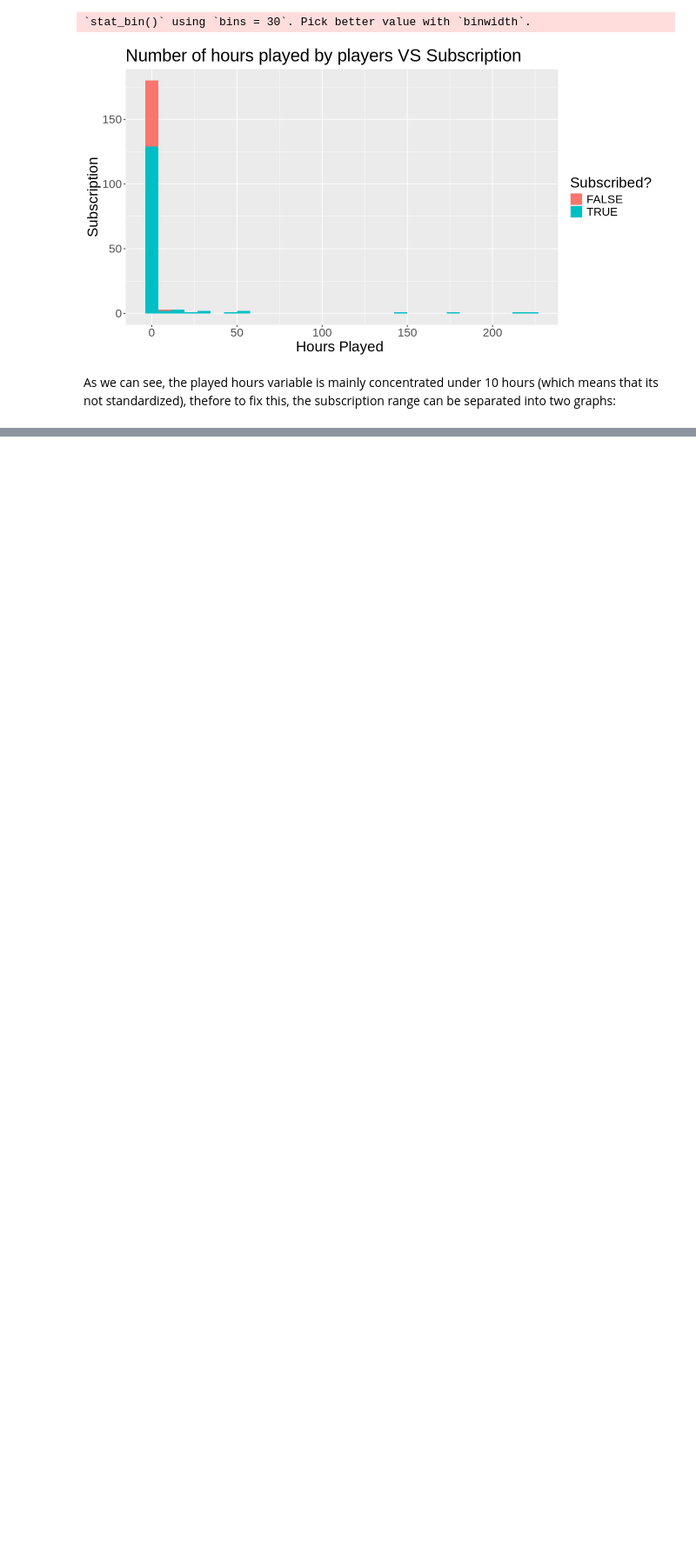
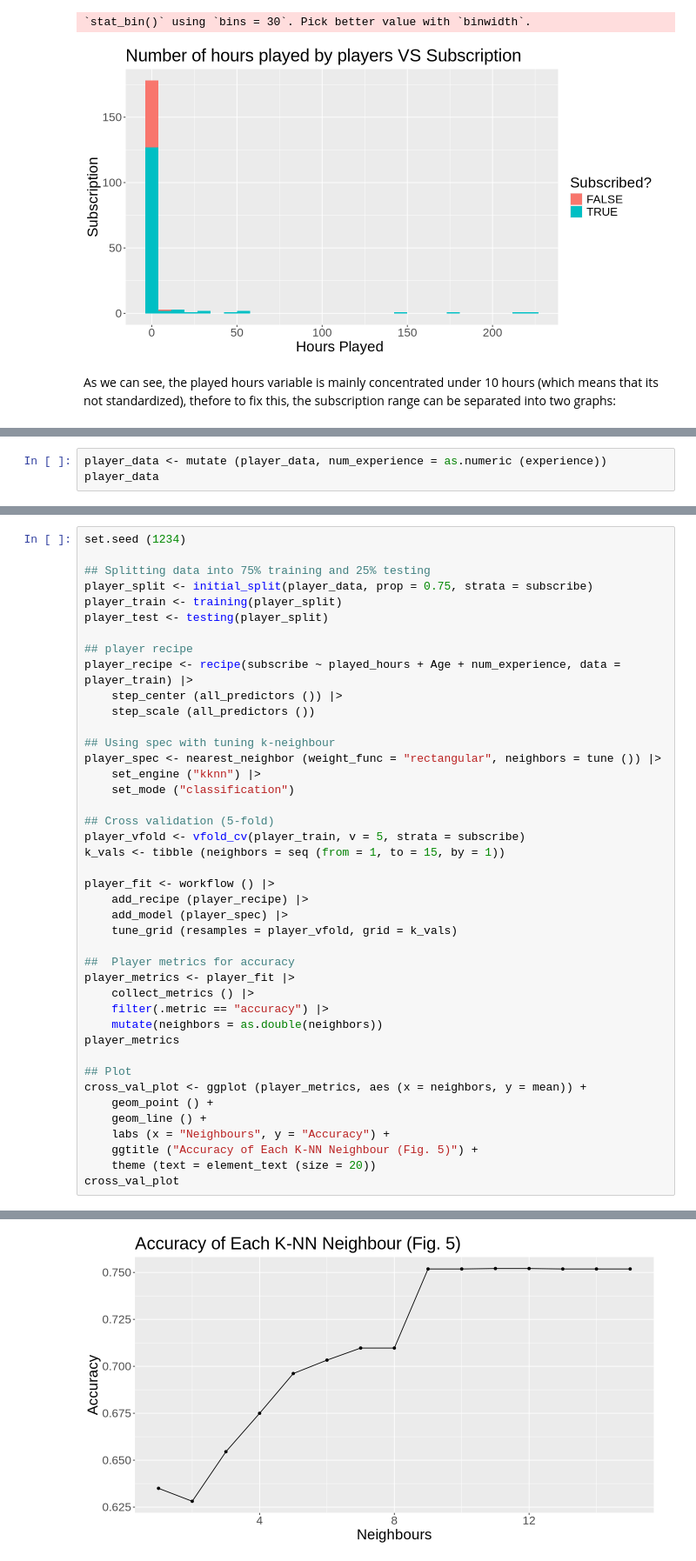
Before and after one commit to prabhwithanh/project, a Jupyter notebook: project.ipynb, the cells around one changed output, grey strips where cells are left out. Shown at 87% size. Cells and saved outputs as stored; diff of their text form; blank space fills up the shorter version.

Commit message:
performed part of a classification
still needs to be edited and finished!

```diff
--- a/project.ipynb
+++ b/project.ipynb
@@ -173,0 +204,3 @@ Warning message:
+# %%
+player_data <- mutate (player_data, num_experience = as.numeric (experience))
+player_data
@@ -173,0 +218,43 @@ Warning message:
+# %%
+set.seed (1234)
+
+## Splitting data into 75% training and 25% testing
+player_split <- initial_split(player_data, prop = 0.75, strata = subscribe)
+player_train <- training(player_split)
+player_test <- testing(player_split)
+
+## player recipe
+player_recipe <- recipe(subscribe ~ played_hours + Age + num_experience, data = player_train) |>
+    step_center (all_predictors ()) |>
+    step_scale (all_predictors ())
+
+## Using spec with tuning k-neighbour
+player_spec <- nearest_neighbor (weight_func = "rectangular", neighbors = tune ()) |>
+    set_engine ("kknn") |>
+    set_mode ("classification")
+
+## Cross validation (5-fold)
+player_vfold <- vfold_cv(player_train, v = 5, strata = subscribe)
+k_vals <- tibble (neighbors = seq (from = 1, to = 15, by = 1))
+
+player_fit <- workflow () |>
+    add_recipe (player_recipe) |>
+    add_model (player_spec) |>
+    tune_grid (resamples = player_vfold, grid = k_vals)
+
+##  Player metrics for accuracy
+player_metrics <- player_fit |>
+    collect_metrics () |>
+    filter(.metric == "accuracy") |>
+    mutate(neighbors = as.double(neighbors))
+player_metrics
+
+## Plot
+cross_val_plot <- ggplot (player_metrics, aes (x = neighbors, y = mean)) +
+    geom_point () +
+    geom_line () +
+    labs (x = "Neighbours", y = "Accuracy") +
+    ggtitle ("Accuracy of Each K-NN Neighbour (Fig. 5)") +
+    theme (text = element_text (size = 20))
+cross_val_plot
+# %% [output]
@@ -173,0 +271 @@ Warning message:
+[figure, added]
```
Also changed, not shown: parts of 12 cells of this notebook.
